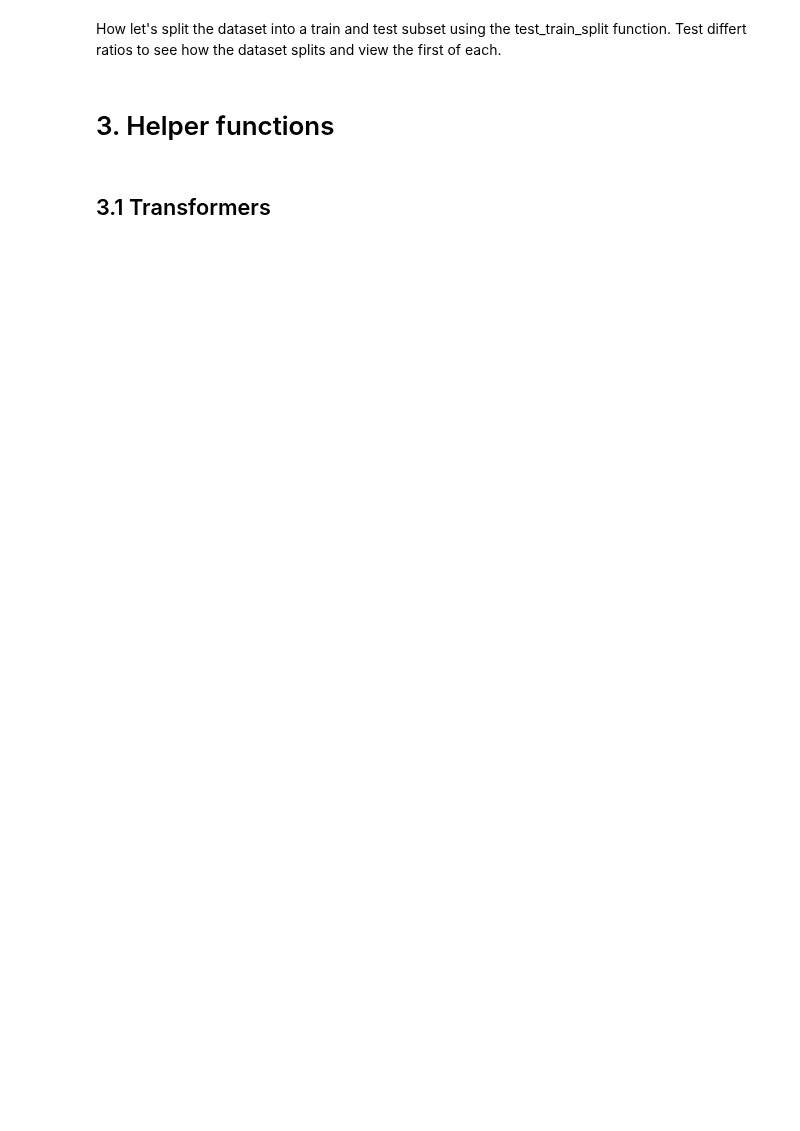
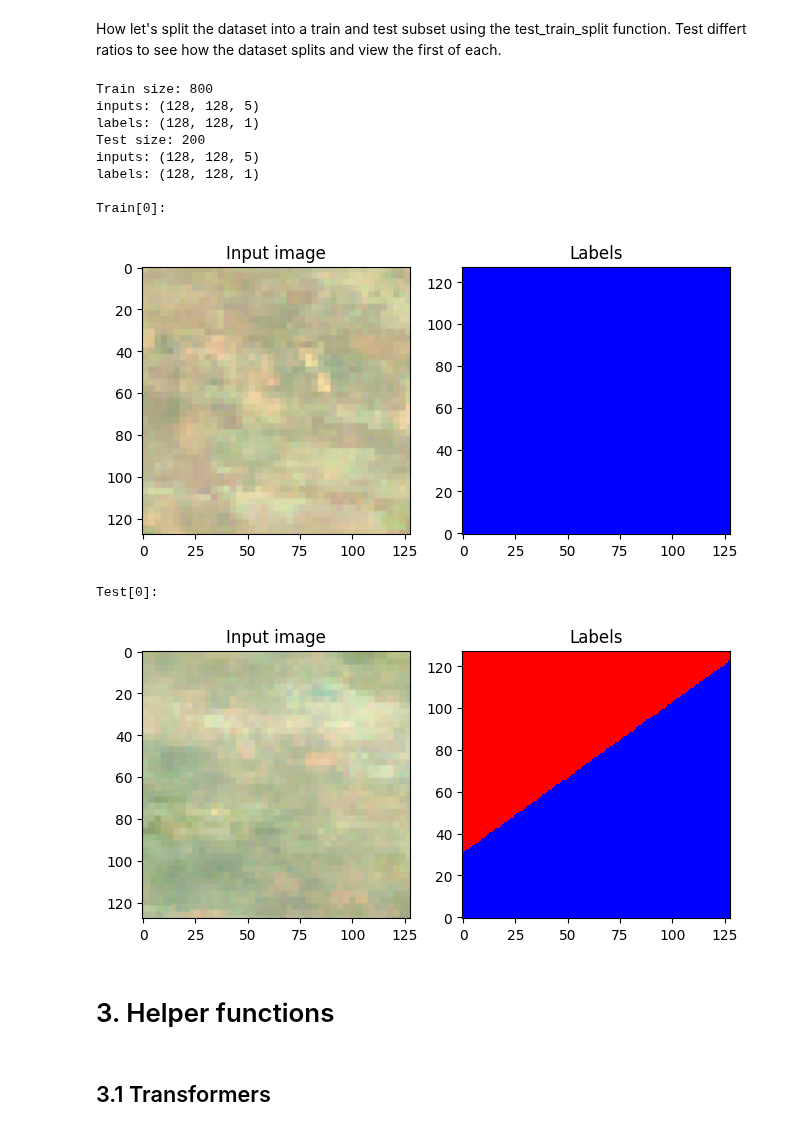
Before and after one commit to Sanford-Lab/satellite_cnns, a Jupyter notebook: benin_predictions.ipynb, the cells around one changed output. Drawn from its saved outputs; the diff is of its cells as text; code cells hidden in the pictures; blank space fills up the shorter version.

Commit message:
Adjust to changes in read_data.py

```diff
--- a/benin_predictions.ipynb
+++ b/benin_predictions.ipynb
@@ -160,26 +232,38 @@ show_patch(inputs, labels)
 # %% [markdown]
 How let's split the dataset into a train and test subset using the test_train_split function. Test differt ratios to see how the dataset splits and view the first of each.
 # %%
-TEST_TRAIN_RATIO = 0.8
-train, test = test_train_split(dataset, ratio=TEST_TRAIN_RATIO)
+from read_data import train_test_split
+train, test = train_test_split(dataset)
 
 print(f"Train size: {len(train)}")
 train_example = train[0]  # random access the first element
 print(f"inputs: {train_example['inputs'].shape}")
 print(f"labels: {train_example['labels'].shape}")
 print(f"Test size: {len(test)}")
 test_example = test[0]  # random access the first element
 print(f"inputs: {test_example['inputs'].shape}")
 print(f"labels: {test_example['labels'].shape}\n")
 
 train_inputs = train_example['inputs']
 train_labels = train_example['labels']
 test_inputs = test_example['inputs']
 test_labels = test_example['labels']
 print(f'Train[0]:')
 show_patch(train_inputs, train_labels)
 print(f'Test[0]:')
 show_patch(test_inputs, test_labels)
+# %% [output]
+Train size: 800
+inputs: (128, 128, 5)
+labels: (128, 128, 1)
+Test size: 200
+inputs: (128, 128, 5)
+labels: (128, 128, 1)
+
+Train[0]:
+[figure, added]
+Test[0]:
+[figure, added]
 # %% [markdown]
 # 3. Helper functions
 # %% [markdown]
```
Also changed, not shown: parts of 12 cells of this notebook.
